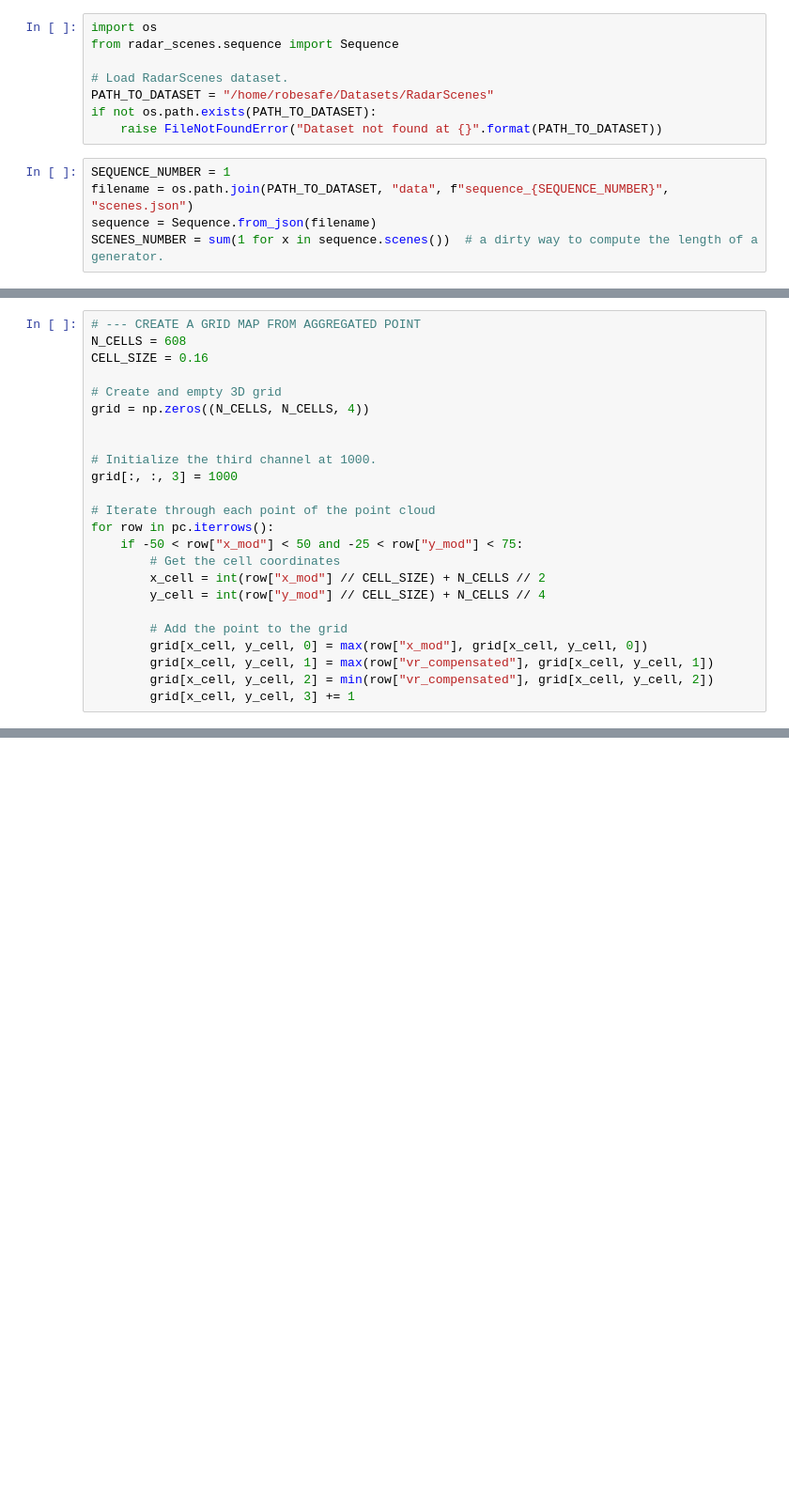
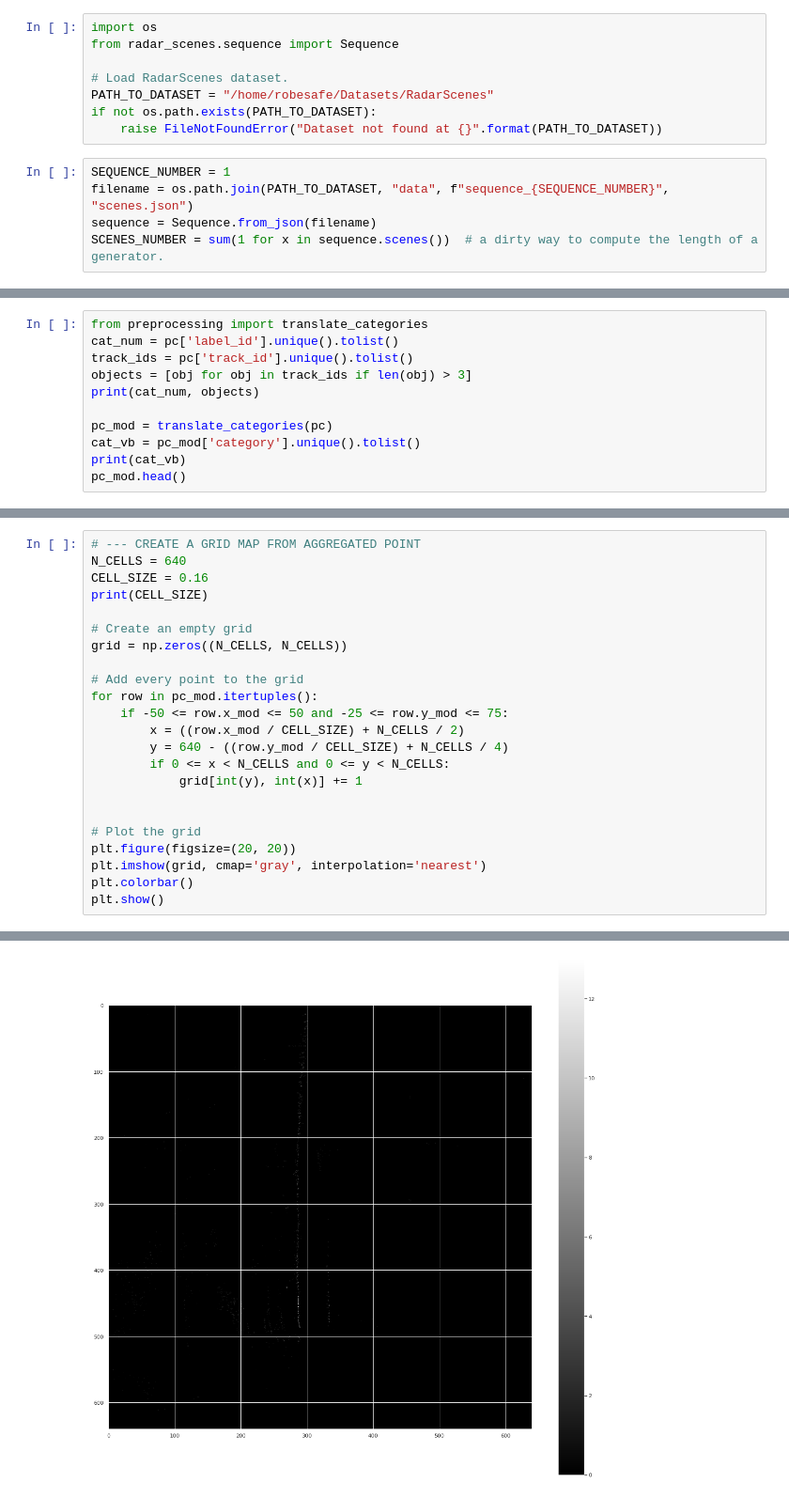
Before and after one commit to santimontiel/grid-mapping-radar, a Jupyter notebook: generate_grid_dataset.ipynb, the cells around one changed output, grey strips where cells are left out. Shown at 94% size. Saved outputs shown, nothing was run; the diff lists cells and outputs as text; blank space fills up the shorter version.

```diff
--- a/generate_grid_dataset.ipynb
+++ b/generate_grid_dataset.ipynb
@@ -151,0 +135,11 @@ test_aggregated_point_cloud
+# %%
+from preprocessing import translate_categories
+cat_num = pc['label_id'].unique().tolist()
+track_ids = pc['track_id'].unique().tolist()
+objects = [obj for obj in track_ids if len(obj) > 3]
+print(cat_num, objects)
+
+pc_mod = translate_categories(pc)
+cat_vb = pc_mod['category'].unique().tolist()
+print(cat_vb)
+pc_mod.head()
@@ -152,25 +171,24 @@ test_aggregated_point_cloud
 # %%
 # --- CREATE A GRID MAP FROM AGGREGATED POINT
-N_CELLS = 608
+N_CELLS = 640
 CELL_SIZE = 0.16
+print(CELL_SIZE)
 
-# Create and empty 3D grid
-grid = np.zeros((N_CELLS, N_CELLS, 4))
+# Create an empty grid
+grid = np.zeros((N_CELLS, N_CELLS))
+
+# Add every point to the grid
+for row in pc_mod.itertuples():
+    if -50 <= row.x_mod <= 50 and -25 <= row.y_mod <= 75:
+        x = ((row.x_mod / CELL_SIZE) + N_CELLS / 2)
+        y = 640 - ((row.y_mod / CELL_SIZE) + N_CELLS / 4)
+        if 0 <= x < N_CELLS and 0 <= y < N_CELLS:
+            grid[int(y), int(x)] += 1
 
 
-# Initialize the third channel at 1000.
-grid[:, :, 3] = 1000
-
-# Iterate through each point of the point cloud
-for row in pc.iterrows():
-    if -50 < row["x_mod"] < 50 and -25 < row["y_mod"] < 75:
-        # Get the cell coordinates
-        x_cell = int(row["x_mod"] // CELL_SIZE) + N_CELLS // 2
-        y_cell = int(row["y_mod"] // CELL_SIZE) + N_CELLS // 4
-
-        # Add the point to the grid
-        grid[x_cell, y_cell, 0] = max(row["x_mod"], grid[x_cell, y_cell, 0])
-        grid[x_cell, y_cell, 1] = max(row["vr_compensated"], grid[x_cell, y_cell, 1])
-        grid[x_cell, y_cell, 2] = min(row["vr_compensated"], grid[x_cell, y_cell, 2])
-        grid[x_cell, y_cell, 3] += 1
+# Plot the grid
+plt.figure(figsize=(20, 20))
+plt.imshow(grid, cmap='gray', interpolation='nearest')
+plt.colorbar()
+plt.show()
 # %% [output]
@@ -177,0 +196 @@ TypeError: tuple indices must be integers or slices, not str
+[figure, added]
```
Also changed, not shown: parts of 9 cells of this notebook, 4 other files.
